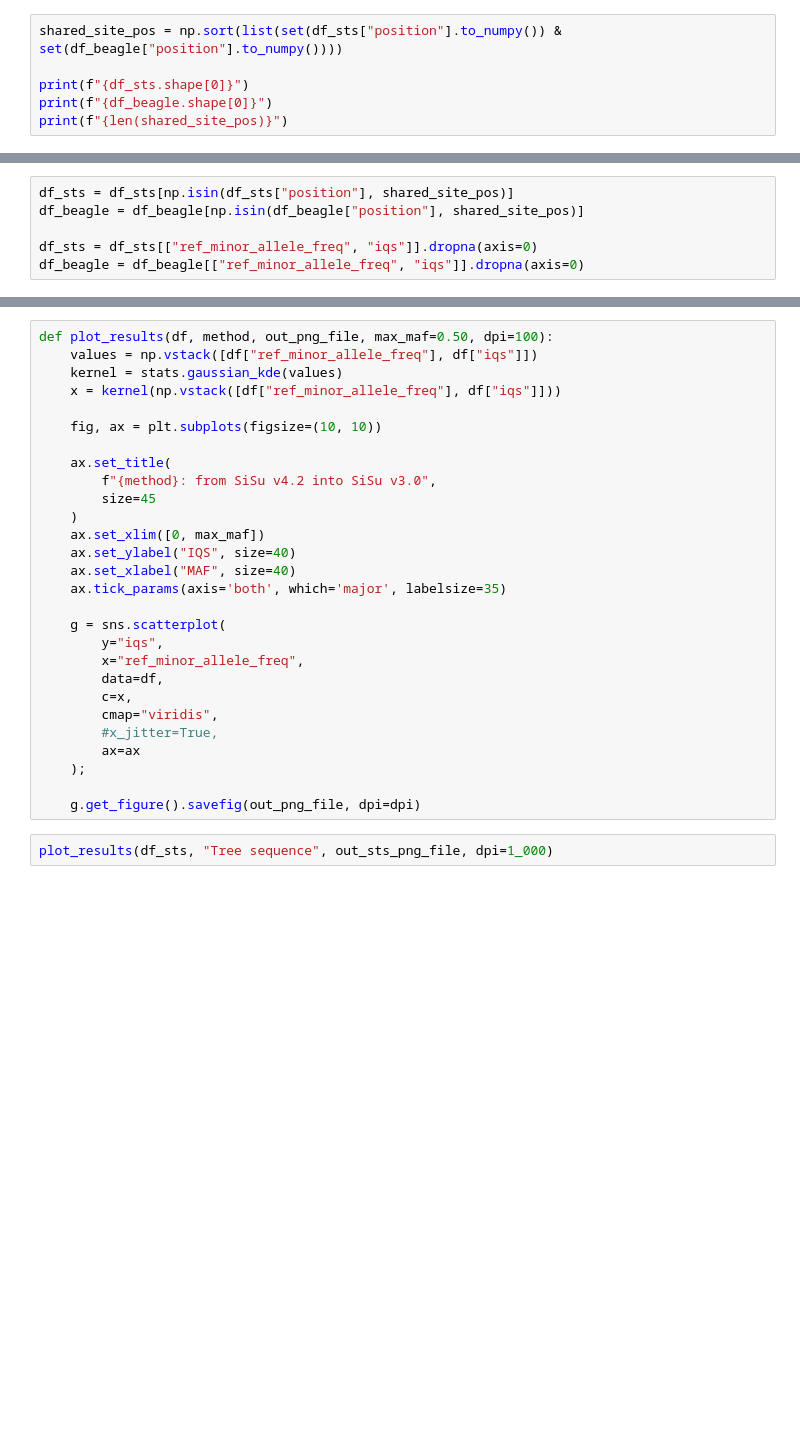
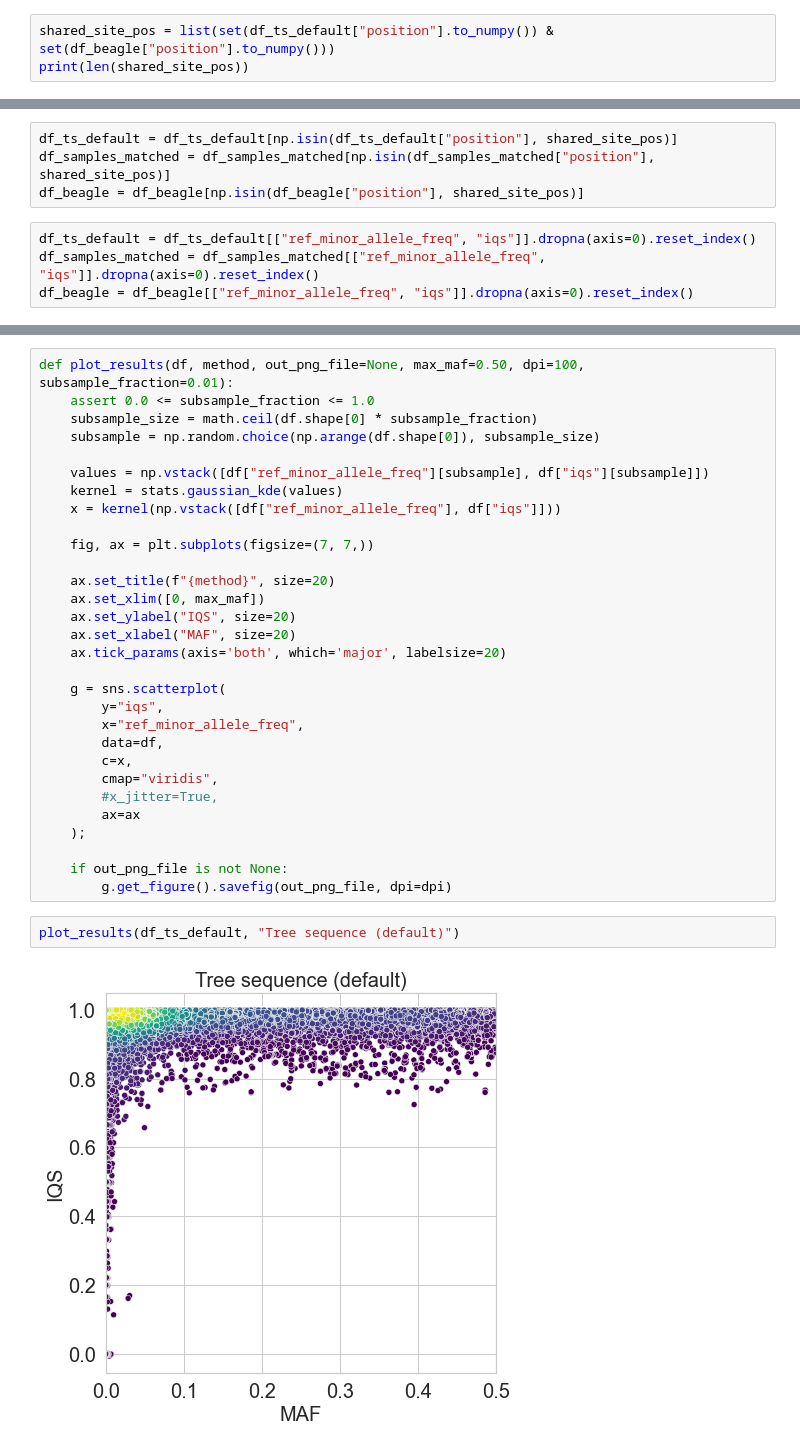
Before and after one commit to szhan/tsimpute, a Jupyter notebook: notebooks/plot_sts_vs_beagle.ipynb, the cells around one changed output, grey strips where cells are left out. Drawn from its saved outputs; the diff is of its cells as text; blank space fills up the shorter version.

```diff
--- a/notebooks/plot_sts_vs_beagle.ipynb
+++ b/notebooks/plot_sts_vs_beagle.ipynb
@@ -23,7 +30,4 @@ df_beagle = pd.read_csv(in_beagle_csv_file, comment="#")
 # %%
-shared_site_pos = np.sort(list(set(df_sts["position"].to_numpy()) & set(df_beagle["position"].to_numpy())))
-
-print(f"{df_sts.shape[0]}")
-print(f"{df_beagle.shape[0]}")
-print(f"{len(shared_site_pos)}")
+shared_site_pos = list(set(df_ts_default["position"].to_numpy()) & set(df_beagle["position"].to_numpy()))
+print(len(shared_site_pos))
 # %% [output]
@@ -33,6 +35,8 @@ print(f"{len(shared_site_pos)}")
+# %%
+df_ts_default = df_ts_default[np.isin(df_ts_default["position"], shared_site_pos)]
+df_samples_matched = df_samples_matched[np.isin(df_samples_matched["position"], shared_site_pos)]
+df_beagle = df_beagle[np.isin(df_beagle["position"], shared_site_pos)]
 # %%
-df_sts = df_sts[np.isin(df_sts["position"], shared_site_pos)]
-df_beagle = df_beagle[np.isin(df_beagle["position"], shared_site_pos)]
-
-df_sts = df_sts[["ref_minor_allele_freq", "iqs"]].dropna(axis=0)
-df_beagle = df_beagle[["ref_minor_allele_freq", "iqs"]].dropna(axis=0)
+df_ts_default = df_ts_default[["ref_minor_allele_freq", "iqs"]].dropna(axis=0).reset_index()
+df_samples_matched = df_samples_matched[["ref_minor_allele_freq", "iqs"]].dropna(axis=0).reset_index()
+df_beagle = df_beagle[["ref_minor_allele_freq", "iqs"]].dropna(axis=0).reset_index()
@@ -39,19 +51,20 @@ df_beagle = df_beagle[["ref_minor_allele_freq", "iqs"]].dropna(axis=0)
 # %%
-def plot_results(df, method, out_png_file, max_maf=0.50, dpi=100):
-    values = np.vstack([df["ref_minor_allele_freq"], df["iqs"]])
+def plot_results(df, method, out_png_file=None, max_maf=0.50, dpi=100, subsample_fraction=0.01):
+    assert 0.0 <= subsample_fraction <= 1.0
+    subsample_size = math.ceil(df.shape[0] * subsample_fraction)
+    subsample = np.random.choice(np.arange(df.shape[0]), subsample_size)
+
+    values = np.vstack([df["ref_minor_allele_freq"][subsample], df["iqs"][subsample]])
     kernel = stats.gaussian_kde(values)
     x = kernel(np.vstack([df["ref_minor_allele_freq"], df["iqs"]]))
 
-    fig, ax = plt.subplots(figsize=(10, 10))
+    fig, ax = plt.subplots(figsize=(7, 7,))
 
-    ax.set_title(
-        f"{method}: from SiSu v4.2 into SiSu v3.0",
-        size=45
-    )
+    ax.set_title(f"{method}", size=20)
     ax.set_xlim([0, max_maf])
-    ax.set_ylabel("IQS", size=40)
-    ax.set_xlabel("MAF", size=40)
-    ax.tick_params(axis='both', which='major', labelsize=35)
+    ax.set_ylabel("IQS", size=20)
+    ax.set_xlabel("MAF", size=20)
+    ax.tick_params(axis='both', which='major', labelsize=20)
 
     g = sns.scatterplot(
         y="iqs",
@@ -63,6 +76,9 @@ def plot_results(df, method, out_png_file, max_maf=0.50, dpi=100):
         ax=ax
     );
 
-    g.get_figure().savefig(out_png_file, dpi=dpi)
+    if out_png_file is not None:
+        g.get_figure().savefig(out_png_file, dpi=dpi)
 # %%
-plot_results(df_sts, "Tree sequence", out_sts_png_file, dpi=1_000)
+plot_results(df_ts_default, "Tree sequence (default)")
+# %% [output]
+[figure, added]
```
Also changed, not shown: parts of 12 cells of this notebook.
